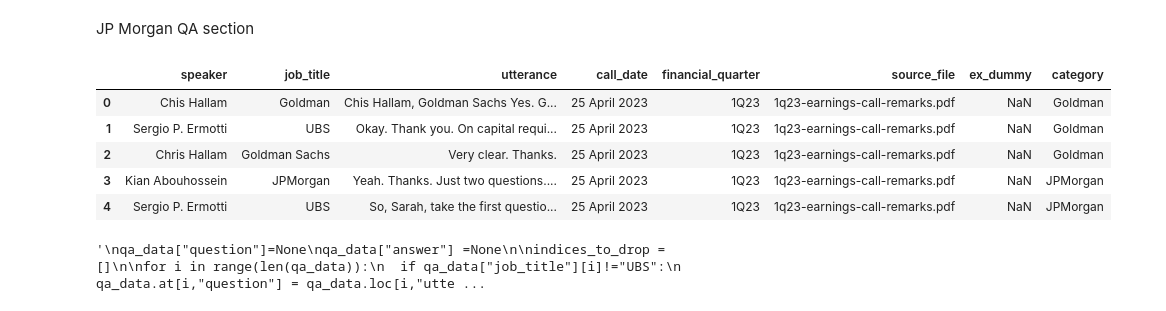
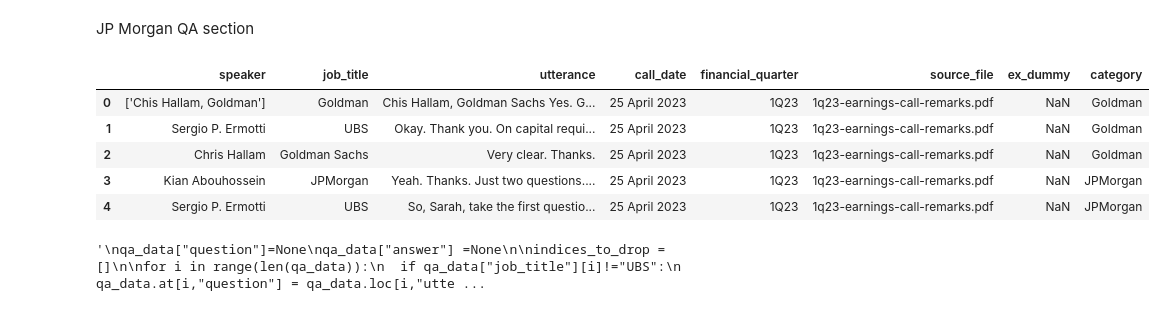
Before and after one commit to sheldonkemper/bank_of_england, a Jupyter notebook: notebooks/processed/ct_preprocessing_ubs_pairing.ipynb, the cells around one changed output. Cells and saved outputs as stored; diff of their text form; code cells hidden in the pictures.

```diff
--- a/notebooks/processed/ct_preprocessing_ubs_pairing.ipynb
+++ b/notebooks/processed/ct_preprocessing_ubs_pairing.ipynb
@@ -180,11 +180,11 @@ Drive already mounted at /content/drive; to attempt to forcibly remount, call dr
 JP Morgan QA section
 # %%
 #Defining qa_data
-qa_data = pd.read_csv("/content/ubs_data.csv")
+qa_data = pd.read_csv("/content/ubs_data3.csv")
 qa_data.head()
 # %% [output]
 |  | speaker | job_title | utterance | call_date | financial_quarter | source_file | ex_dummy | category |
-| 0 | Chis Hallam | Goldman | Chis Hallam, Goldman Sachs Yes. G... | 25 April 2023 | 1Q23 | 1q23-earnings-call-remarks.pdf | NaN | Goldman |
+| 0 | ['Chis Hallam, Goldman'] | Goldman | Chis Hallam, Goldman Sachs Yes. G... | 25 April 2023 | 1Q23 | 1q23-earnings-call-remarks.pdf | NaN | Goldman |
 | 1 | Sergio P. Ermotti | UBS | Okay. Thank you. On capital requi... | 25 April 2023 | 1Q23 | 1q23-earnings-call-remarks.pdf | NaN | Goldman |
 | 2 | Chris Hallam | Goldman Sachs | Very clear. Thanks. | 25 April 2023 | 1Q23 | 1q23-earnings-call-remarks.pdf | NaN | Goldman |
 | 3 | Kian Abouhossein | JPMorgan | Yeah. Thanks. Just two questions.... | 25 April 2023 | 1Q23 | 1q23-earnings-call-remarks.pdf | NaN | JPMorgan |
```
Also changed, not shown: parts of 3 cells of this notebook.
